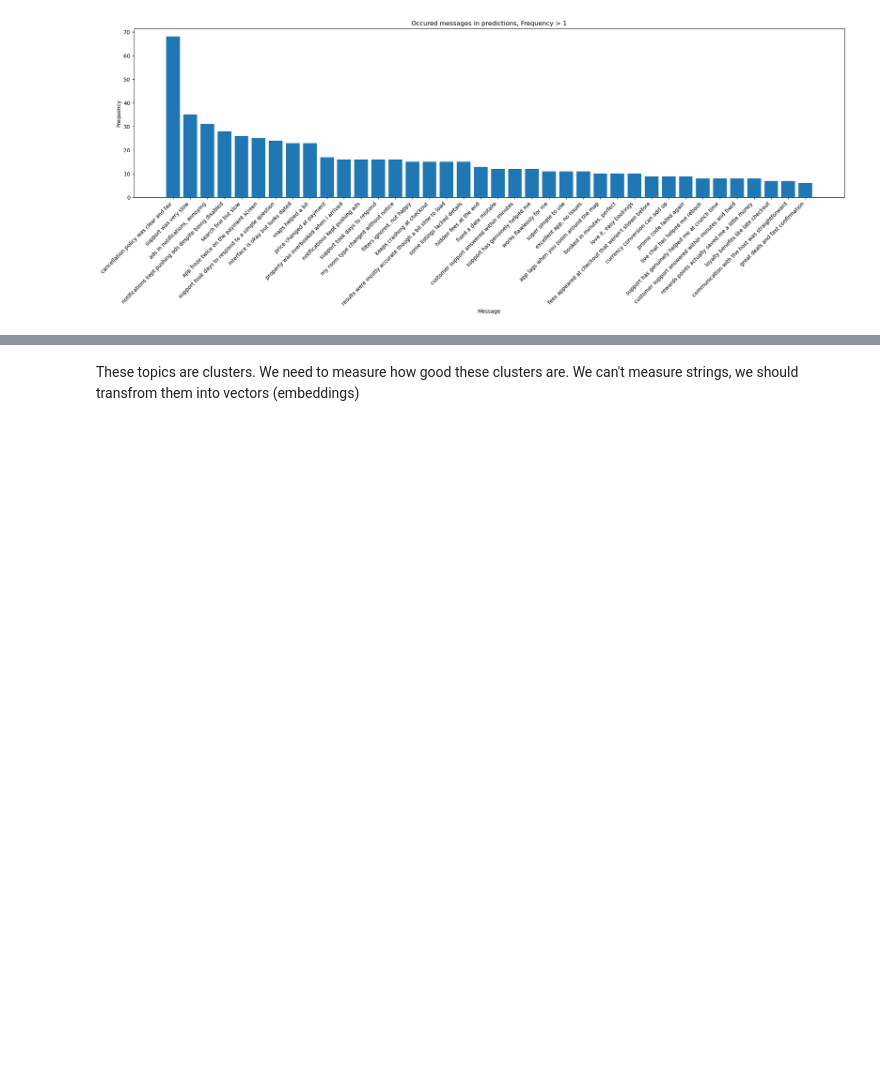
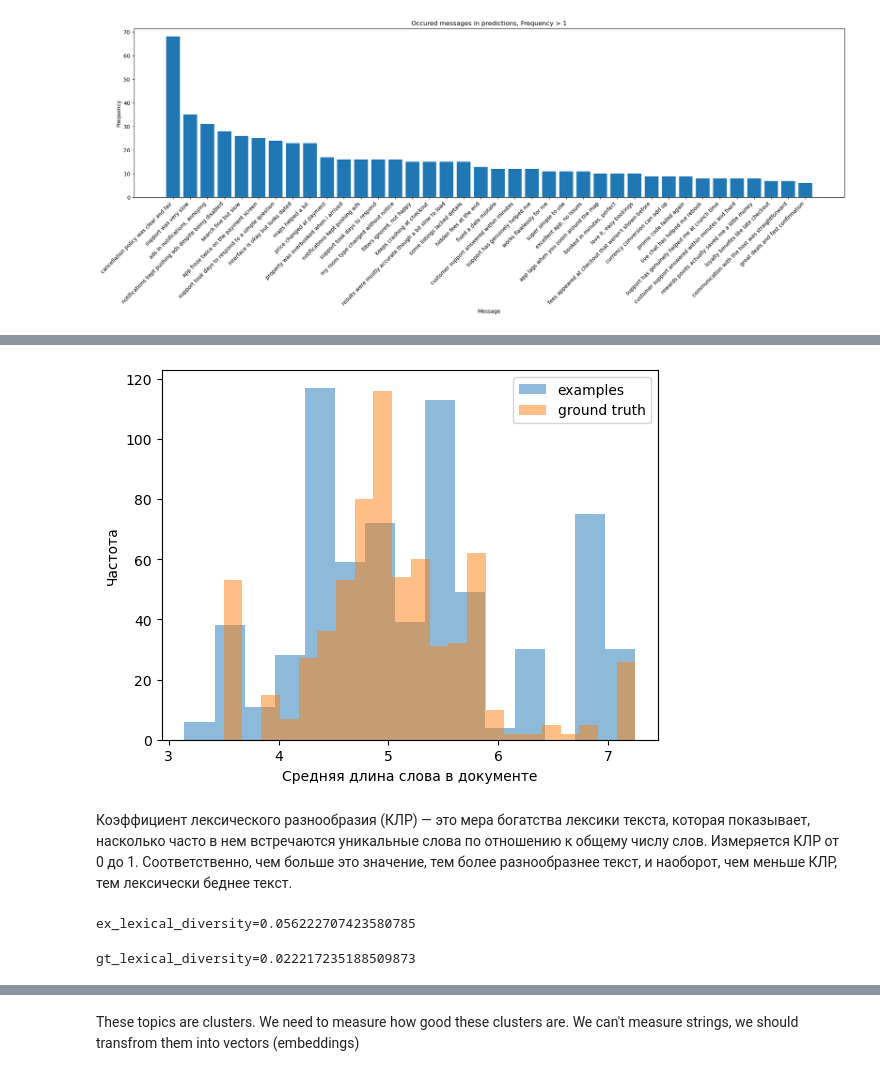
Before and after one commit to Tsukimy/text_sentiment, a Jupyter notebook: topic_sentiment_test_assignment.ipynb, the cells around one changed output, grey strips where cells are left out. Saved outputs shown, nothing was run; the diff lists cells and outputs as text; code cells hidden in the pictures; blank space fills up the shorter version.

```diff
--- a/topic_sentiment_test_assignment.ipynb
+++ b/topic_sentiment_test_assignment.ipynb
@@ -201,0 +338,12 @@ plt.show()
+# %%
+e = examples_df['message_text_pred'].str.split().apply(lambda x : [len(i) for i in x]).map(lambda x: np.mean(x))
+r = gt_df['message_text'].str.split().apply(lambda x : [len(i) for i in x]).map(lambda x: np.mean(x))
+
+plt.hist(e, bins, alpha=0.5, label='examples')
+plt.hist(r, bins, alpha=0.5, label='ground truth')
+plt.legend(loc='upper right')#, xlabel = 'Средняя длина слова в документе', ylabel = 'Частота')
+plt.xlabel('Средняя длина слова в документе')
+plt.ylabel('Частота')
+plt.show()
+# %% [output]
+[figure, added]
@@ -201,0 +358,12 @@ plt.show()
+# %% [markdown]
+Коэффициент лексического разнообразия (КЛР) — это мера богатства лексики текста, которая показывает, насколько часто в нем встречаются уникальные слова по отношению к общему числу слов. Измеряется КЛР от 0 до 1. Соответственно, чем больше это значение, тем более разнообразнее текст, и наоборот, чем меньше КЛР, тем лексически беднее текст.
+# %%
+ex_lexical_diversity = (len(set(ex_corpus_words)) / len(ex_corpus_words)) #* 100
+print(f"{ex_lexical_diversity=}")
+# %% [output]
+ex_lexical_diversity=0.056222707423580785
+# %%
+gt_lexical_diversity = (len(set(gt_corpus_words)) / len(gt_corpus_words)) #* 100
+print(f"{gt_lexical_diversity=}")
+# %% [output]
+gt_lexical_diversity=0.022217235188509873
```
Also changed, not shown: parts of 76 cells of this notebook.
